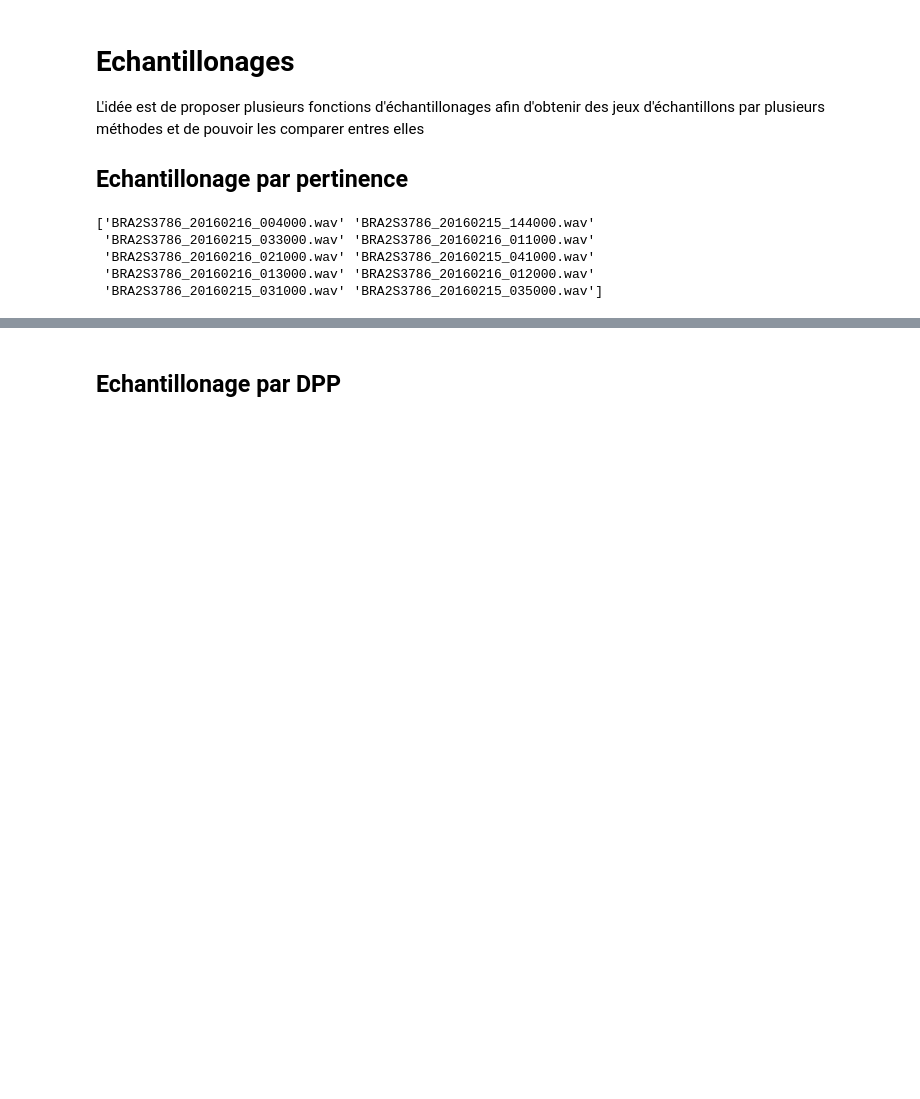
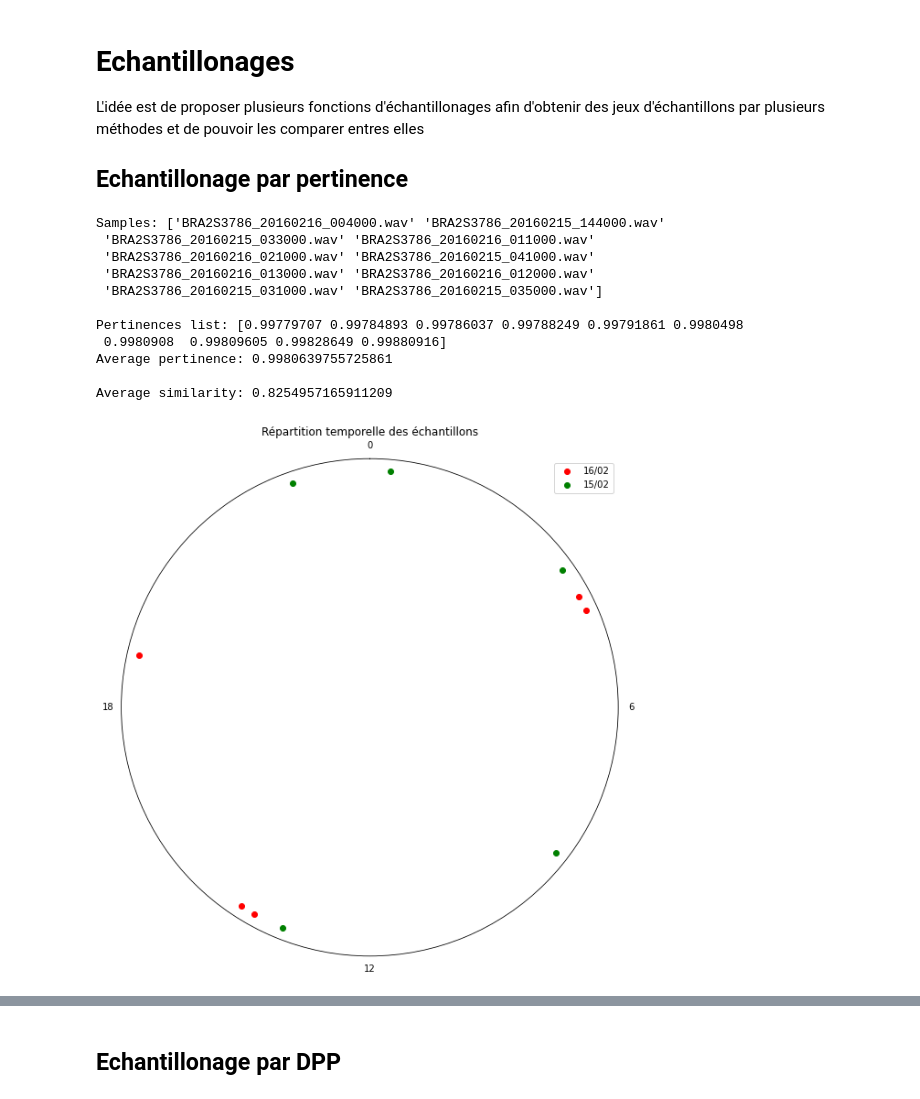
Before and after one commit to outidrarine/Detpop, a Jupyter notebook: TestEchantillonages.ipynb, the cells around one changed output, grey strips where cells are left out. Saved outputs shown, nothing was run; the diff lists cells and outputs as text; code cells hidden in the pictures; blank space fills up the shorter version.

```diff
--- a/TestEchantillonages.ipynb
+++ b/TestEchantillonages.ipynb
@@ -4,13 +4,41 @@
 L'idée est de proposer plusieurs fonctions d'échantillonages afin d'obtenir des jeux d'échantillons par plusieurs méthodes et de pouvoir les comparer entres elles
 
 ## Echantillonage par pertinence
-# %%
-from echantillonages import sampling_pertinence
-
-print(sampling_pertinence(10))
-# %% [output]
-['BRA2S3786_20160216_004000.wav' 'BRA2S3786_20160215_144000.wav'
- 'BRA2S3786_20160215_033000.wav' 'BRA2S3786_20160216_011000.wav'
- 'BRA2S3786_20160216_021000.wav' 'BRA2S3786_20160215_041000.wav'
- 'BRA2S3786_20160216_013000.wav' 'BRA2S3786_20160216_012000.wav'
- 'BRA2S3786_20160215_031000.wav' 'BRA2S3786_20160215_035000.wav']
+# %%
+import numpy as np
+from echantillonages import sampling_pertinence
+from constructionPsi import compute_sample_pertinence, compute_average_similaritiy
+from affichageDonnees import displayPolarSamples
+
+root = './SoundDatabase'
+nbSamples = 10
+samples = sampling_pertinence(nbSamples)
+
+pertinences = compute_sample_pertinence(samples, root)
+
+
+print()
+print("Samples:", samples)
+print()
+
+print("Pertinences list:", pertinences['pertinence'])
+print("Average pertinence:", np.mean(pertinences['pertinence']))
+print()
+
+print("Average similarity:", compute_average_similaritiy(samples, root))
+print()
+
+displayPolarSamples(samples)
+# %% [output]
+Samples: ['BRA2S3786_20160216_004000.wav' 'BRA2S3786_20160215_144000.wav'
+ 'BRA2S3786_20160215_033000.wav' 'BRA2S3786_20160216_011000.wav'
+ 'BRA2S3786_20160216_021000.wav' 'BRA2S3786_20160215_041000.wav'
+ 'BRA2S3786_20160216_013000.wav' 'BRA2S3786_20160216_012000.wav'
+ 'BRA2S3786_20160215_031000.wav' 'BRA2S3786_20160215_035000.wav']
+
+Pertinences list: [0.99779707 0.99784893 0.99786037 0.99788249 0.99791861 0.9980498
+ 0.9980908  0.99809605 0.99828649 0.99880916]
+Average pertinence: 0.9980639755725861
+
+Average similarity: 0.8254957165911209
+[figure, added]
```
Also changed, not shown: parts of 3 cells of this notebook, 5 other files.
